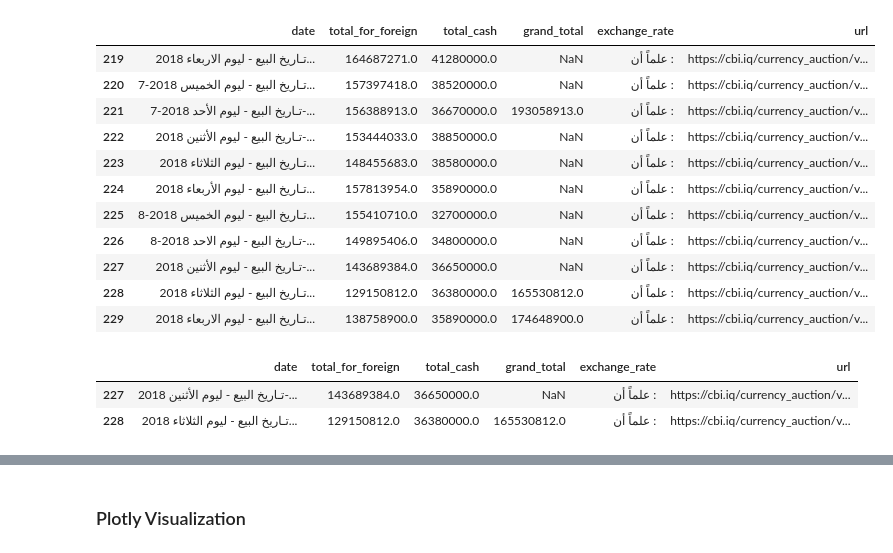
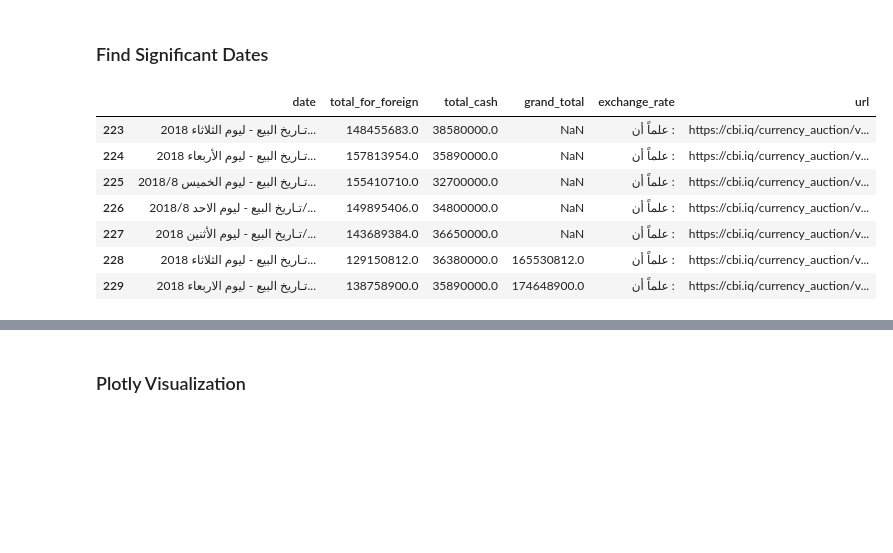
Before and after one commit to mpky/CBI_Project, a Jupyter notebook: notebooks/CBI_Project.ipynb, the cells around one changed output, grey strips where cells are left out. Saved outputs shown, nothing was run; the diff lists cells and outputs as text; code cells hidden in the pictures; blank space fills up the shorter version.

Commit message:
Clean up notebook and update with new data

```diff
--- a/notebooks/CBI_Project.ipynb
+++ b/notebooks/CBI_Project.ipynb
@@ -137,0 +8,2 @@ combined_df[announcement_date]
+# %%
+combined_df = pd.read_csv('../data/processed/processed.csv')
@@ -138,16 +27,14 @@ combined_df[announcement_date]
+# %% [markdown]
+### Find Significant Dates
 # %%
-# have to find it manually
-combined_df[219:230]
+# have to find first sanctions date 06 Aug 2018 manually
+combined_df[223:230]
 # %% [output]
 |  | date | total_for_foreign | total_cash | grand_total | exchange_rate | url |
-| 219 | تـاريخ البيع - ليوم الاربعاء 2018... | 164687271.0 | 41280000.0 | NaN | علماً أن : | https://cbi.iq/currency_auction/v... |
-| 220 | تـاريخ البيع - ليوم الخميس 2018-7... | 157397418.0 | 38520000.0 | NaN | علماً أن : | https://cbi.iq/currency_auction/v... |
-| 221 | تـاريخ البيع - ليوم الأحد 2018-7-... | 156388913.0 | 36670000.0 | 193058913.0 | علماً أن : | https://cbi.iq/currency_auction/v... |
-| 222 | تـاريخ البيع - ليوم الأثنين 2018-... | 153444033.0 | 38850000.0 | NaN | علماً أن : | https://cbi.iq/currency_auction/v... |
 | 223 | تـاريخ البيع - ليوم الثلاثاء 2018... | 148455683.0 | 38580000.0 | NaN | علماً أن : | https://cbi.iq/currency_auction/v... |
 | 224 | تـاريخ البيع - ليوم الأربعاء 2018... | 157813954.0 | 35890000.0 | NaN | علماً أن : | https://cbi.iq/currency_auction/v... |
-| 225 | تـاريخ البيع - ليوم الخميس 2018-8... | 155410710.0 | 32700000.0 | NaN | علماً أن : | https://cbi.iq/currency_auction/v... |
-| 226 | تـاريخ البيع - ليوم الاحد 2018-8-... | 149895406.0 | 34800000.0 | NaN | علماً أن : | https://cbi.iq/currency_auction/v... |
-| 227 | تـاريخ البيع - ليوم الأثنين 2018-... | 143689384.0 | 36650000.0 | NaN | علماً أن : | https://cbi.iq/currency_auction/v... |
+| 225 | تـاريخ البيع - ليوم الخميس 2018/8... | 155410710.0 | 32700000.0 | NaN | علماً أن : | https://cbi.iq/currency_auction/v... |
+| 226 | تـاريخ البيع - ليوم الاحد 2018/8/... | 149895406.0 | 34800000.0 | NaN | علماً أن : | https://cbi.iq/currency_auction/v... |
+| 227 | تـاريخ البيع - ليوم الأثنين 2018/... | 143689384.0 | 36650000.0 | NaN | علماً أن : | https://cbi.iq/currency_auction/v... |
 | 228 | تـاريخ البيع - ليوم الثلاثاء 2018... | 129150812.0 | 36380000.0 | 165530812.0 | علماً أن : | https://cbi.iq/currency_auction/v... |
 | 229 | تـاريخ البيع - ليوم الاربعاء 2018... | 138758900.0 | 35890000.0 | 174648900.0 | علماً أن : | https://cbi.iq/currency_auction/v... |
@@ -157,7 +40,0 @@ first_snap_date = combined_df.date.str.contains('2018-8-6', regex=True)
-# %%
-combined_df[first_snap_date]
-# marker at 227
-# %% [output]
-|  | date | total_for_foreign | total_cash | grand_total | exchange_rate | url |
-| 227 | تـاريخ البيع - ليوم الأثنين 2018-... | 143689384.0 | 36650000.0 | NaN | علماً أن : | https://cbi.iq/currency_auction/v... |
-| 228 | تـاريخ البيع - ليوم الثلاثاء 2018... | 129150812.0 | 36380000.0 | 165530812.0 | علماً أن : | https://cbi.iq/currency_auction/v... |
```
Also changed, not shown: parts of 26 cells of this notebook.
